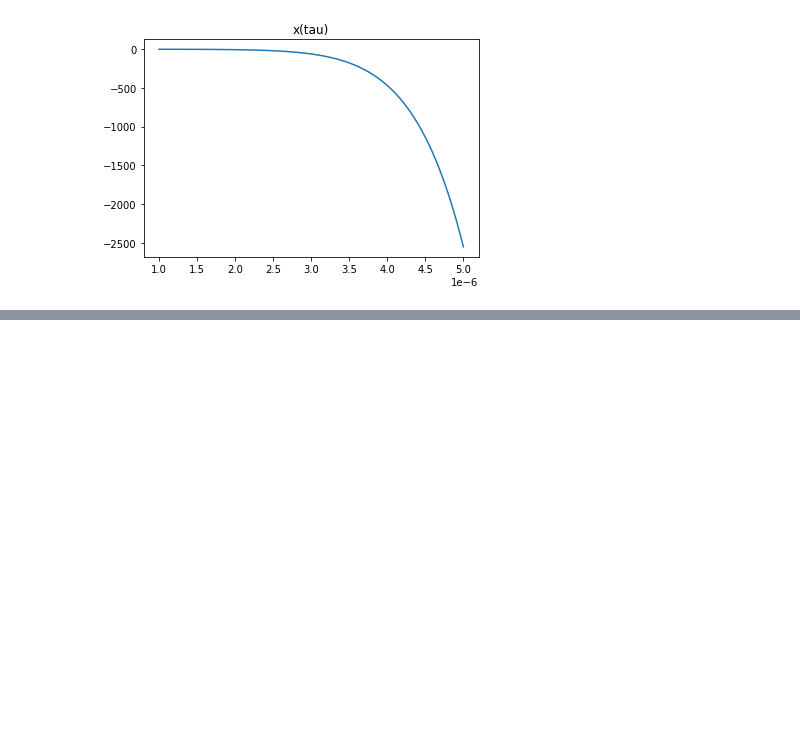
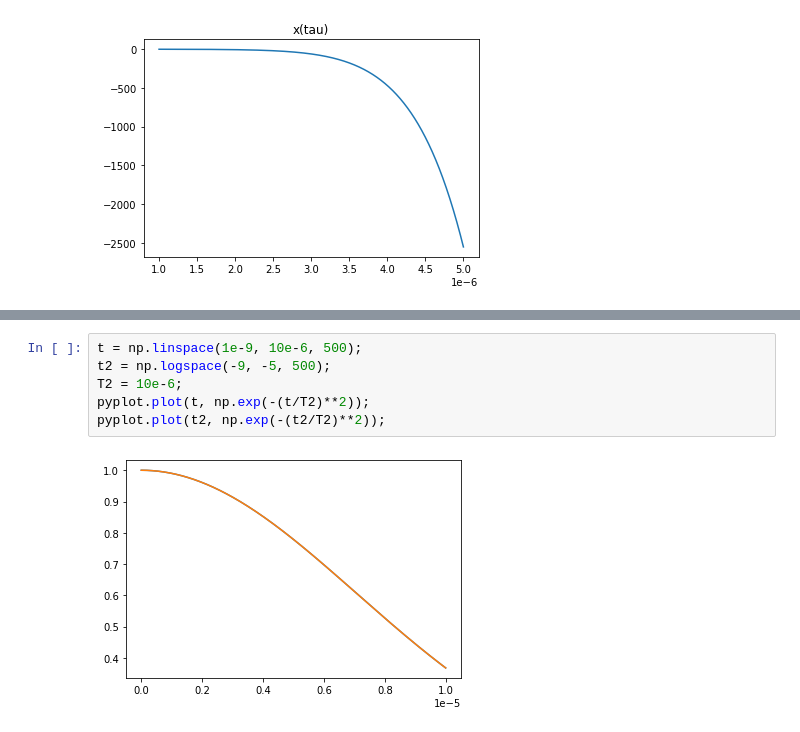
Before and after one commit to Upadhyaya-Group/ml_qubit, a Jupyter notebook: data_generation_v3.ipynb, the cells around one changed output, grey strips where cells are left out. Drawn from its saved outputs; the diff is of its cells as text; blank space fills up the shorter version.

```diff
--- a/data_generation_v3.ipynb
+++ b/data_generation_v3.ipynb
@@ -95,0 +99,8 @@ pyplot.plot(t_range,c_vals);
+# %%
+t = np.linspace(1e-9, 10e-6, 500);
+t2 = np.logspace(-9, -5, 500);
+T2 = 10e-6;
+pyplot.plot(t, np.exp(-(t/T2)**2));
+pyplot.plot(t2, np.exp(-(t2/T2)**2));
+# %% [output]
+[figure, added]
```
Also changed, not shown: parts of 2 cells of this notebook, 16 other files.
